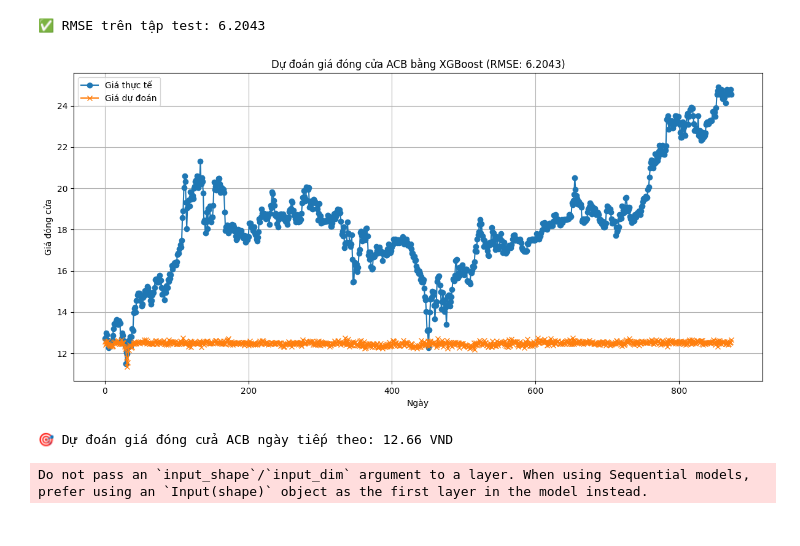
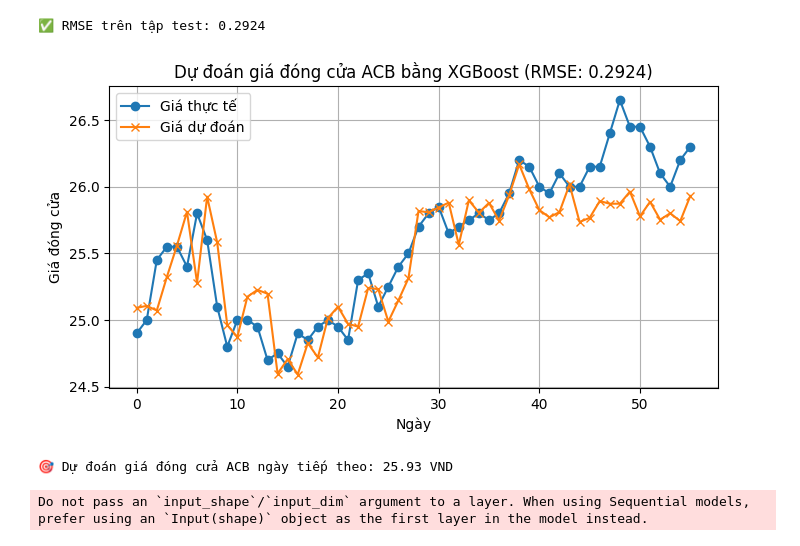
Before and after one commit to tvan16/StockVNQA, a Jupyter notebook: test.ipynb, the cells around one changed output. Saved outputs shown, nothing was run; the diff lists cells and outputs as text; code cells hidden in the pictures.

```diff
--- a/test.ipynb
+++ b/test.ipynb
@@ -1,9 +1,13 @@
 # %%
-from vnstock import Vnstock # Nạp thư viện để sử dụng
-stock = Vnstock().stock(symbol='ACB', source='VCI') # Định nghĩa biến vnstock lưu thông tin mã chứng khoán & nguồn dữ liệu bạn sử dụng
-# CÁC DÒNG LỆNH DƯỚI ĐÂY CÓ THỂ THAY THẾ CHO PHÙ HỢP, THAM KHẢO THÊM HÀM KHÁC
-df = stock.quote.history(start='2000-01-01', end='2024-06-21', interval='1D') # Thiết lập thời gian tải dữ liệu và khung thời gian tra cứu là 1 ngày
-print(df.head()) # Hiển thị 5 dòng dữ liệu đầu tiên
-df.to_csv('gia_lich_su_ohlcv_ACB.csv', index=False) # Lưu file Excel
+from vnstock import Quote
+quote = Quote(symbol='ACB', source='VCI')
+df = quote.history(start='2024-01-01', end='2025-03-19', interval='1D')
+
+# from vnstock import Vnstock # Nạp thư viện để sử dụng
+# stock = Vnstock().stock(symbol='ACB', source='VCI') # Định nghĩa biến vnstock lưu thông tin mã chứng khoán & nguồn dữ liệu bạn sử dụng
+# # CÁC DÒNG LỆNH DƯỚI ĐÂY CÓ THỂ THAY THẾ CHO PHÙ HỢP, THAM KHẢO THÊM HÀM KHÁC
+# df = stock.quote.history(start='2000-01-01', end='2024-06-21', interval='1D') # Thiết lập thời gian tải dữ liệu và khung thời gian tra cứu là 1 ngày
+# print(df.head()) # Hiển thị 5 dòng dữ liệu đầu tiên
+# df.to_csv('gia_lich_su_ohlcv_ACB.csv', index=False) # Lưu file Excel
 # %% [output]
 [interactive output not drawn]
@@ -49,37 +50,37 @@ y = df['target']
 X_train, X_test, y_train, y_test = train_test_split(X, y, shuffle=False, test_size=0.2)
 
 # ======= BƯỚC 7: HUẤN LUYỆN MÔ HÌNH XGBOOST =======
 model = xgb.XGBRegressor(n_estimators=200, max_depth=3, learning_rate=0.1)
 model.fit(X_train, y_train)
 
 # ======= BƯỚC 8: DỰ ĐOÁN & ĐÁNH GIÁ =======
 y_pred = model.predict(X_test)
 mse = mean_squared_error(y_test, y_pred)
 rmse = np.sqrt(mse)
 print(f"✅ RMSE trên tập test: {rmse:.4f}")
 
 # ======= BƯỚC 9: VẼ BIỂU ĐỒ GIÁ DỰ ĐOÁN VS THỰC TẾ =======
-plt.figure(figsize=(12, 6))
+plt.figure(figsize=(7, 4))
 plt.plot(y_test.values, label='Giá thực tế', marker='o')
 plt.plot(y_pred, label='Giá dự đoán', marker='x')
 plt.title(f'Dự đoán giá đóng cửa ACB bằng XGBoost (RMSE: {rmse:.4f})')
 plt.xlabel('Ngày')
 plt.ylabel('Giá đóng cửa')
 plt.legend()
 plt.grid(True)
 plt.tight_layout()
 plt.show()
 
 # ======= BƯỚC 10: DỰ ĐOÁN GIÁ NGÀY TIẾP THEO =======
 latest = df.iloc[-1:].copy()
 X_future = latest[features]
 predicted_price_tomorrow = model.predict(X_future)[0]
 
 print(f"\n🎯 Dự đoán giá đóng cửa ACB ngày tiếp theo: {predicted_price_tomorrow:.2f} VND")
 # %% [output]
-✅ RMSE trên tập test: 6.2043
+✅ RMSE trên tập test: 0.2924
-[figure, old version]
+[figure, new version]
-🎯 Dự đoán giá đóng cửa ACB ngày tiếp theo: 12.66 VND
+🎯 Dự đoán giá đóng cửa ACB ngày tiếp theo: 25.93 VND
 # %%
 # ===== 1. IMPORT THƯ VIỆN =====
 import pandas as pd
```
Also changed, not shown: parts of 1 cell of this notebook, 2 other files.
